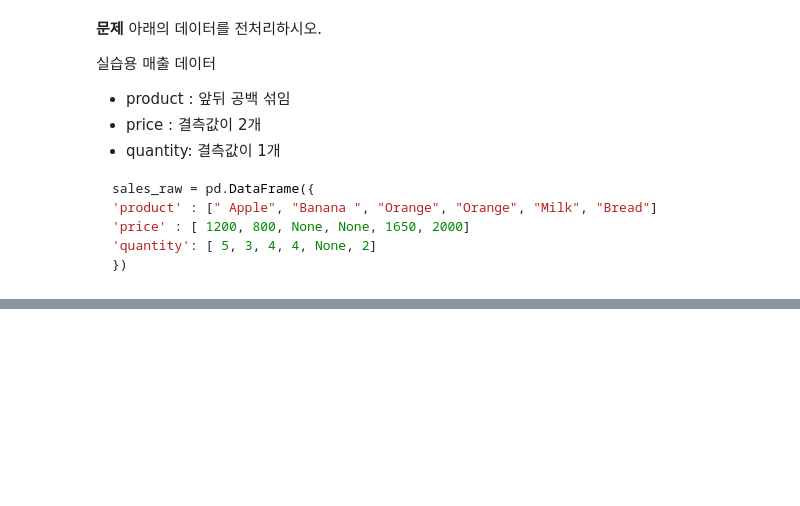
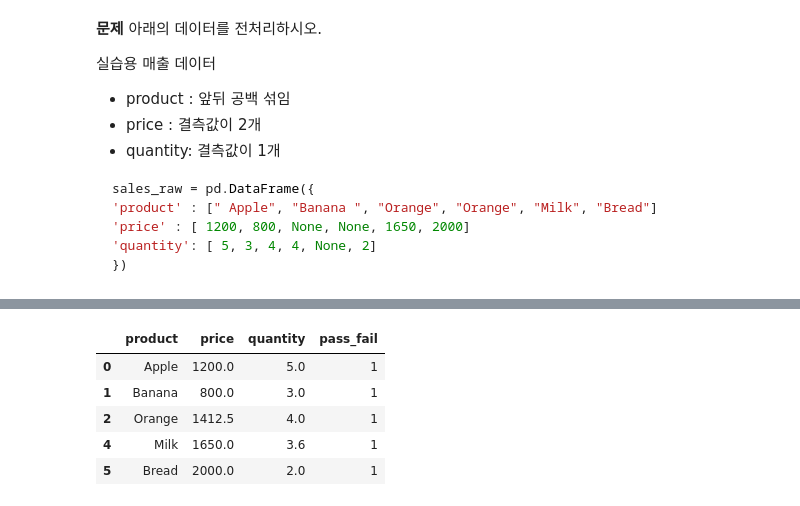
Before and after one commit to delimsjg30317-sv/daeilm-2-3-ai-programming, a Jupyter notebook: 10주차.ipynb, the cells around one changed output, grey strips where cells are left out. Cells and saved outputs as stored; diff of their text form; code cells hidden in the pictures; blank space fills up the shorter version.

```diff
--- a/10주차.ipynb
+++ b/10주차.ipynb
@@ -254,0 +378,6 @@ sales_raw = pd.DataFrame({
+# %%
+clean_name_sales = clean_name_sales[
+    (clean_name_sales['price'] >= lower) &
+    (clean_name_sales['price'] <= upper)
+]
+clean_name_sales
@@ -254,0 +391,11 @@ sales_raw = pd.DataFrame({
+# %%
+final_sales = clean_name_sales.copy()
+final_sales['pass_fail'] = final_sales['price'].apply(lambda x: 1 if x >= 75 else 0)
+final_sales
+# %% [output]
+|  | product | price | quantity | pass_fail |
+| 0 | Apple | 1200.0 | 5.0 | 1 |
+| 1 | Banana | 800.0 | 3.0 | 1 |
+| 2 | Orange | 1412.5 | 4.0 | 1 |
+| 4 | Milk | 1650.0 | 3.6 | 1 |
+| 5 | Bread | 2000.0 | 2.0 | 1 |
```
Also changed, not shown: parts of 13 cells of this notebook.
